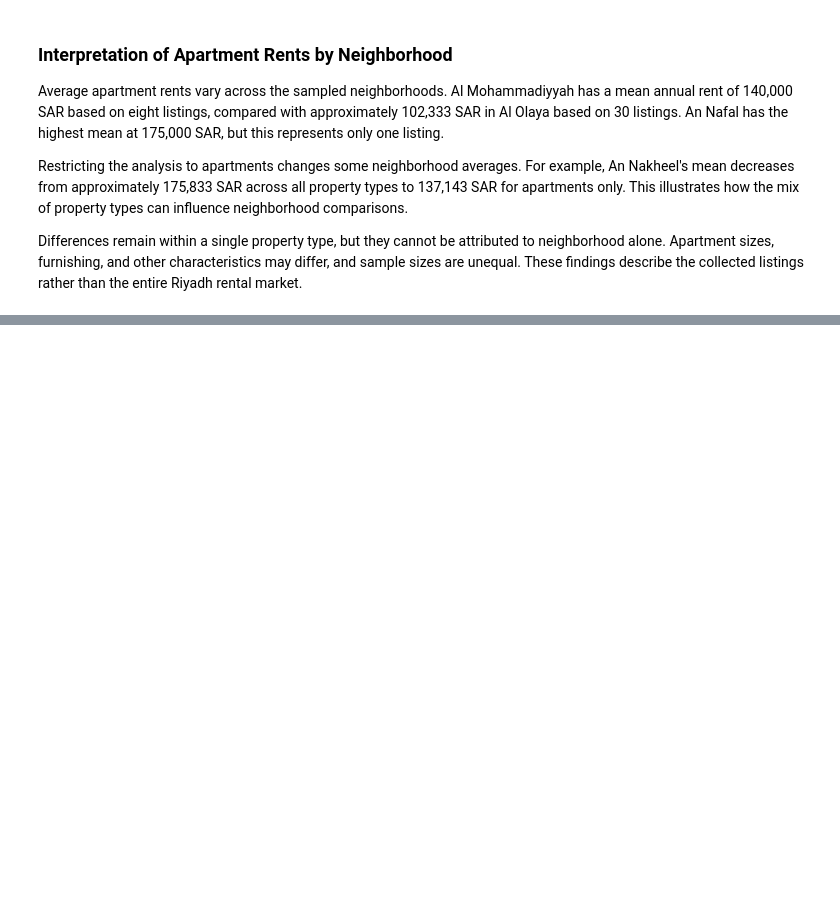
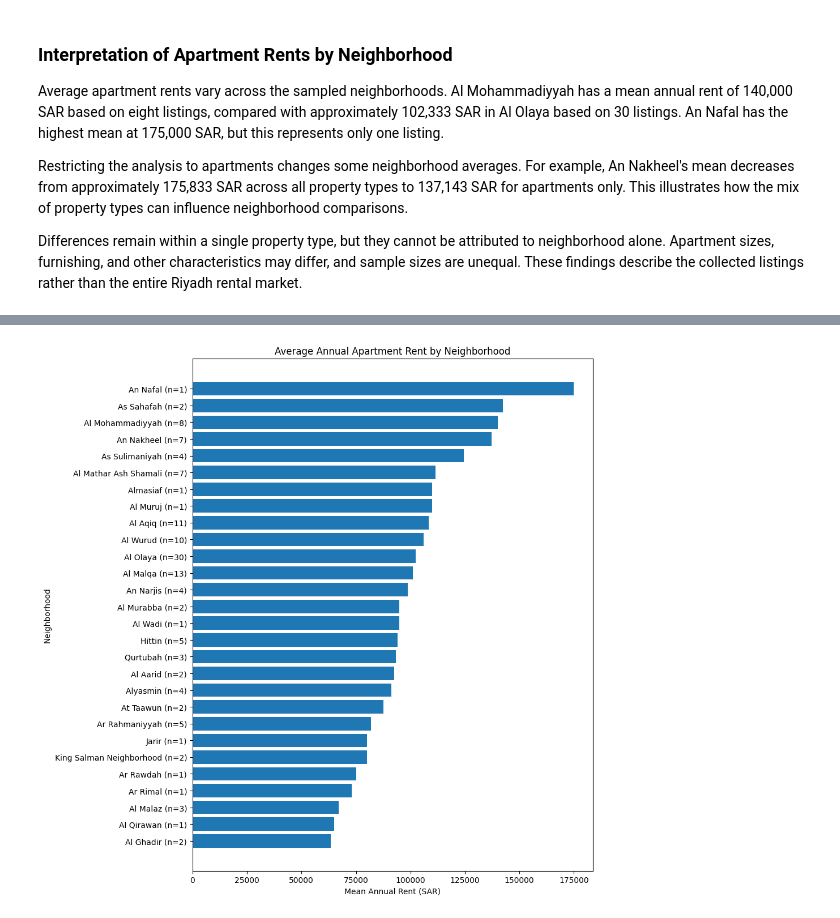
Before and after one commit to 1FATIMAH1/IT362, a Jupyter notebook: Phase2.ipynb, the cells around one changed output, grey strips where cells are left out. Drawn from its saved outputs; the diff is of its cells as text; code cells hidden in the pictures; blank space fills up the shorter version.

```diff
--- a/Phase2.ipynb
+++ b/Phase2.ipynb
@@ -855,0 +862,25 @@ Differences remain within a single property type, but they cannot be attributed
+# %%
+# Sort neighborhoods by mean apartment rent
+apartment_plot = apartment_rent_by_neighborhood.sort_values('mean')
+
+# Add the number of apartment listings to each label
+labels = [
+    f"{name} (n={int(count)})"
+    for name, count in zip(
+        apartment_plot.index,
+        apartment_plot['count']
+    )
+]
+
+# Plot mean apartment rents
+plt.figure(figsize=(10, 10))
+plt.barh(labels, apartment_plot['mean'])
+
+plt.title('Average Annual Apartment Rent by Neighborhood')
+plt.xlabel('Mean Annual Rent (SAR)')
+plt.ylabel('Neighborhood')
+plt.xlim(left=0)
+plt.tight_layout()
+plt.show()
+# %% [output]
+[figure, added]
```
Also changed, not shown: parts of 4 cells of this notebook.
